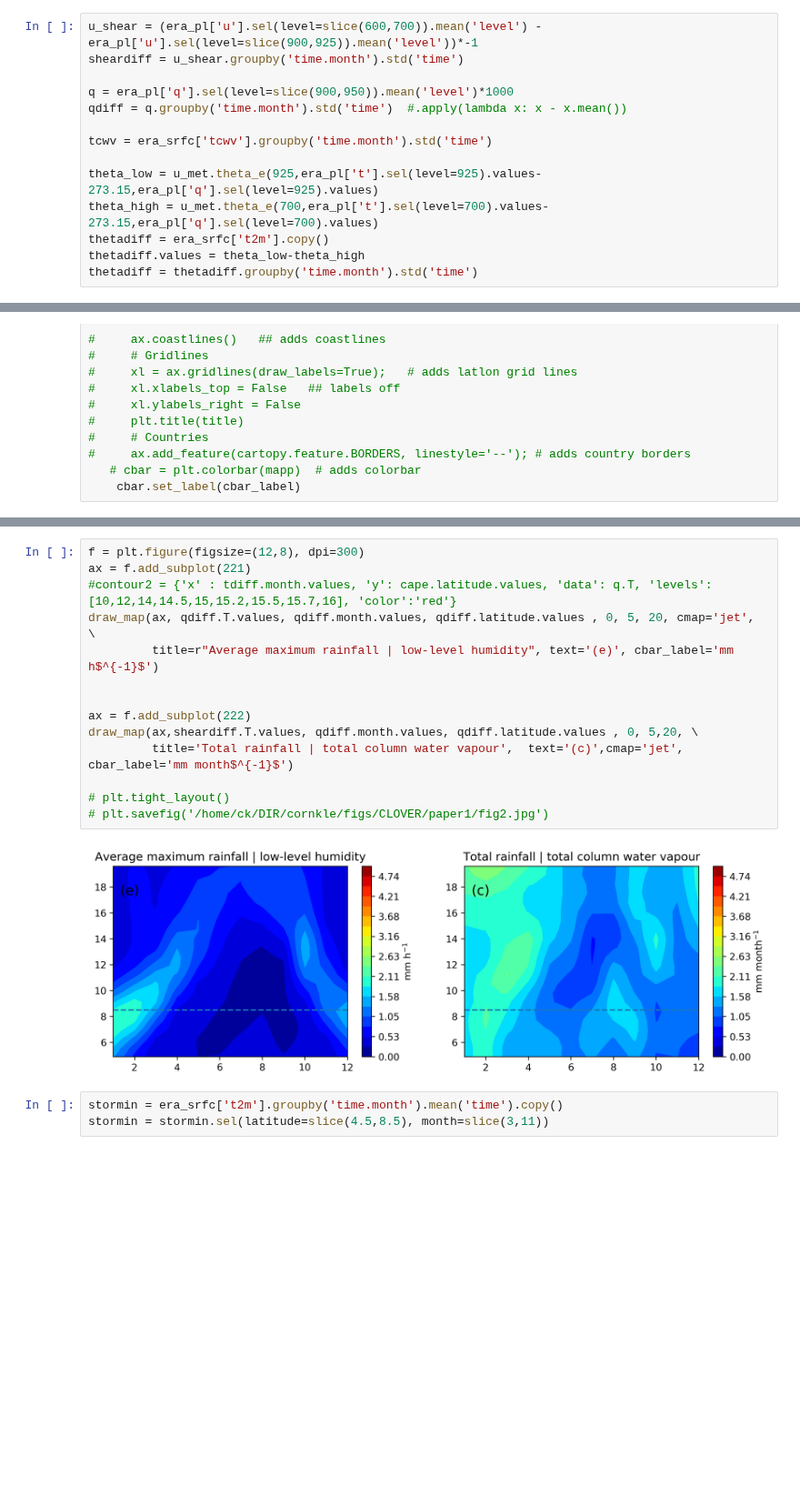
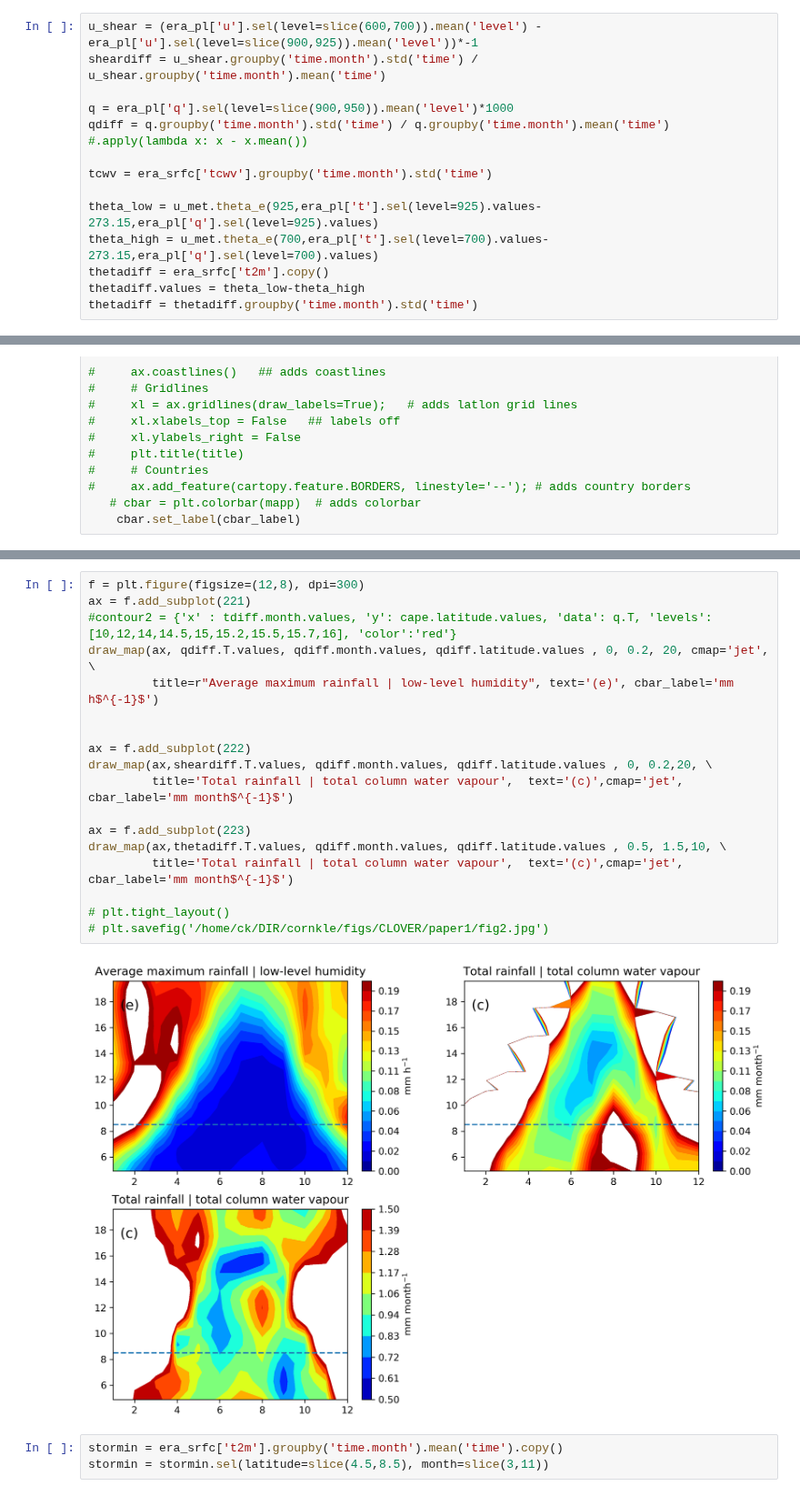
Before and after one commit to cornkle/proj_CEH, a Jupyter notebook: notebooks/CLOVER_slope_sensitivity.ipynb, the cells around one changed output, grey strips where cells are left out. Shown at 91% size. Drawn from its saved outputs; the diff is of its cells as text; blank space fills up the shorter version.

```diff
--- a/notebooks/CLOVER_slope_sensitivity.ipynb
+++ b/notebooks/CLOVER_slope_sensitivity.ipynb
@@ -73,10 +75,10 @@ Data variables:
     month     (time) int64 1 2 3 4 5 6 7 8 9 10 11 ... 5 6 7 8 9 10 11 12 1 2 3
 # %%
 u_shear = (era_pl['u'].sel(level=slice(600,700)).mean('level') - era_pl['u'].sel(level=slice(900,925)).mean('level'))*-1
-sheardiff = u_shear.groupby('time.month').std('time')
+sheardiff = u_shear.groupby('time.month').std('time') / u_shear.groupby('time.month').mean('time')
 
 q = era_pl['q'].sel(level=slice(900,950)).mean('level')*1000
-qdiff = q.groupby('time.month').std('time')  #.apply(lambda x: x - x.mean())
+qdiff = q.groupby('time.month').std('time') / q.groupby('time.month').mean('time') #.apply(lambda x: x - x.mean())
 
 tcwv = era_srfc['tcwv'].groupby('time.month').std('time')
 
@@ -183,19 +185,23 @@ draw_map(ax,sheardiff.T.values*shear_slope, thetadiff.month.values, thetadiff.la
 # %%
 f = plt.figure(figsize=(12,8), dpi=300)
 ax = f.add_subplot(221)
 #contour2 = {'x' : tdiff.month.values, 'y': cape.latitude.values, 'data': q.T, 'levels': [10,12,14,14.5,15,15.2,15.5,15.7,16], 'color':'red'}
-draw_map(ax, qdiff.T.values, qdiff.month.values, qdiff.latitude.values , 0, 5, 20, cmap='jet',  \
+draw_map(ax, qdiff.T.values, qdiff.month.values, qdiff.latitude.values , 0, 0.2, 20, cmap='jet',  \
          title=r"Average maximum rainfall | low-level humidity", text='(e)', cbar_label='mm h$^{-1}$')
 
 
 ax = f.add_subplot(222)
-draw_map(ax,sheardiff.T.values, qdiff.month.values, qdiff.latitude.values , 0, 5,20, \
+draw_map(ax,sheardiff.T.values, qdiff.month.values, qdiff.latitude.values , 0, 0.2,20, \
+         title='Total rainfall | total column water vapour',  text='(c)',cmap='jet', cbar_label='mm month$^{-1}$')
+
+ax = f.add_subplot(223)
+draw_map(ax,thetadiff.T.values, qdiff.month.values, qdiff.latitude.values , 0.5, 1.5,10, \
          title='Total rainfall | total column water vapour',  text='(c)',cmap='jet', cbar_label='mm month$^{-1}$')
 
 # plt.tight_layout()
 # plt.savefig('/home/ck/DIR/cornkle/figs/CLOVER/paper1/fig2.jpg')
 # %% [output]
-[figure, old version]
+[figure, new version]
 # %%
 stormin = era_srfc['t2m'].groupby('time.month').mean('time').copy()
 stormin = stormin.sel(latitude=slice(4.5,8.5), month=slice(3,11))
```
Also changed, not shown: parts of 4 cells of this notebook, 24 other files.
